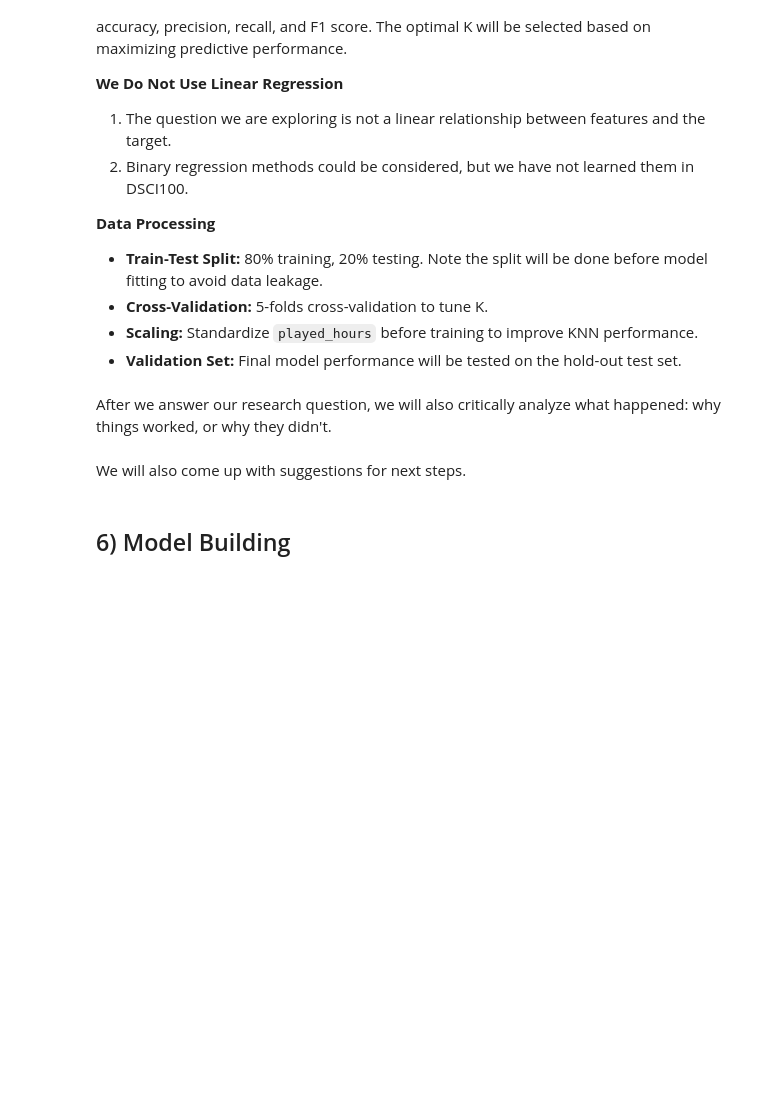
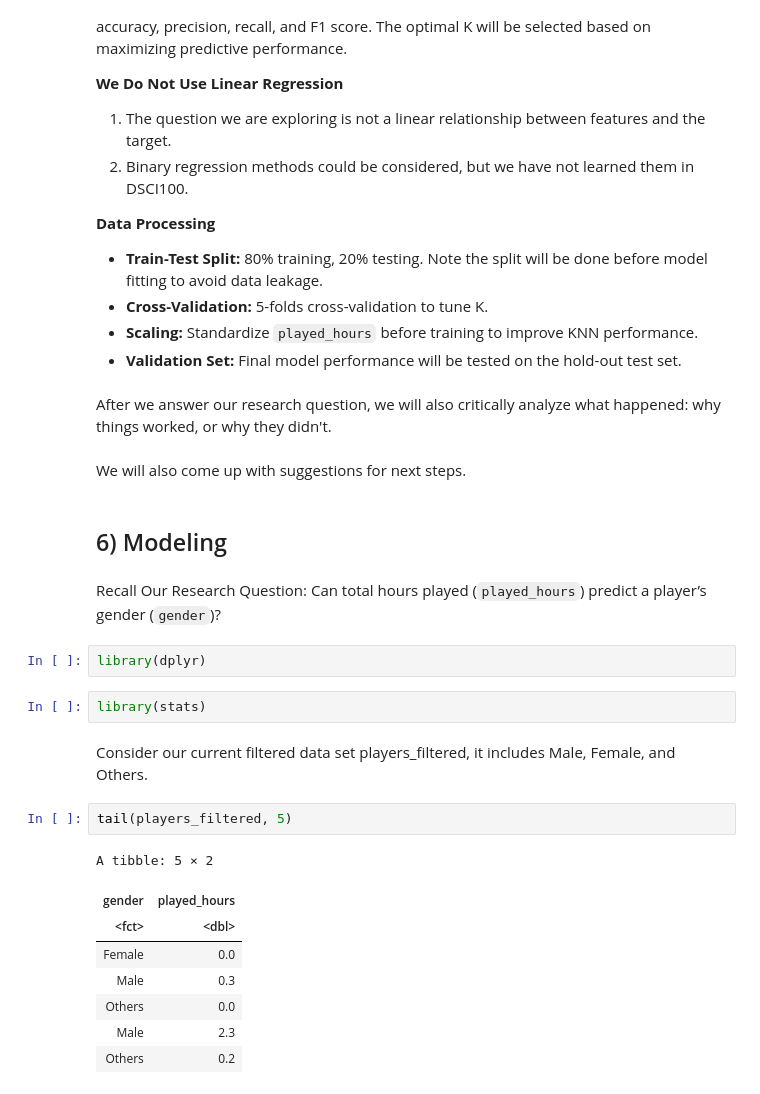
Before and after one commit to KEN-I-NOT/DSCI_project_group13, a Jupyter notebook: DSCI_Group13_final_v1.ipynb, the cells around one changed output. Cells and saved outputs as stored; diff of their text form; blank space fills up the shorter version.

```diff
--- a/DSCI_Group13_final_v1.ipynb
+++ b/DSCI_Group13_final_v1.ipynb
@@ -319,4 +292,23 @@ After we answer our research question, we will also critically analyze what happ
 # %% [markdown]
 We will also come up with suggestions for next steps.
 # %% [markdown]
-## 6) Model Building
+## 6) Modeling
+# %% [markdown]
+Recall Our Research Question: Can total hours played (`played_hours`) predict a player’s gender (`gender`)?
+# %%
+library(dplyr)
+# %%
+library(stats)
+# %% [markdown]
+Consider our current filtered data set players_filtered, it includes Male, Female, and Others.
+# %%
+tail(players_filtered, 5)
+# %% [output]
+A tibble: 5 × 2
+| gender | played_hours |
+| <fct> | <dbl> |
+| Female | 0.0 |
+| Male | 0.3 |
+| Others | 0.0 |
+| Male | 2.3 |
+| Others | 0.2 |
```
Also changed, not shown: parts of 45 cells of this notebook.
